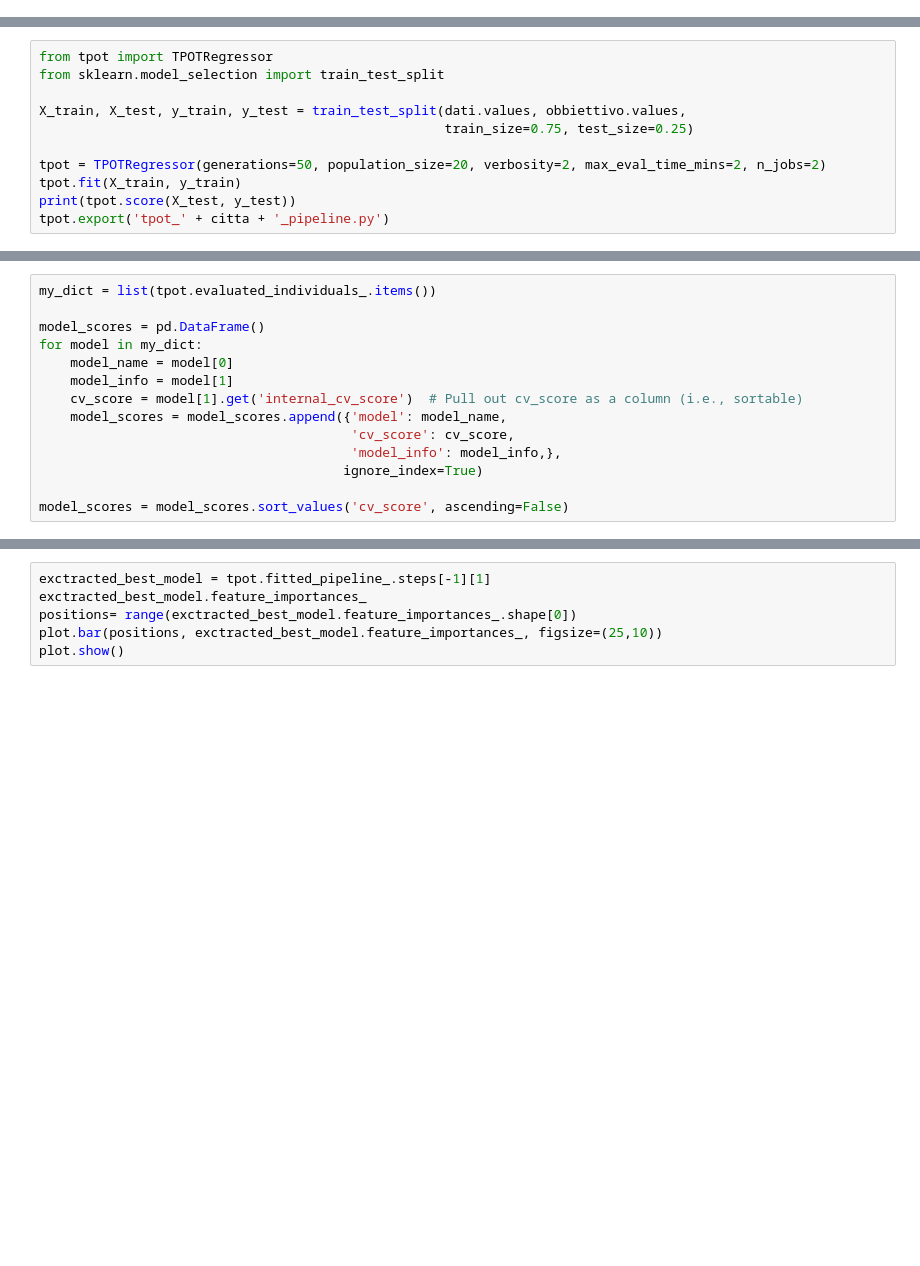
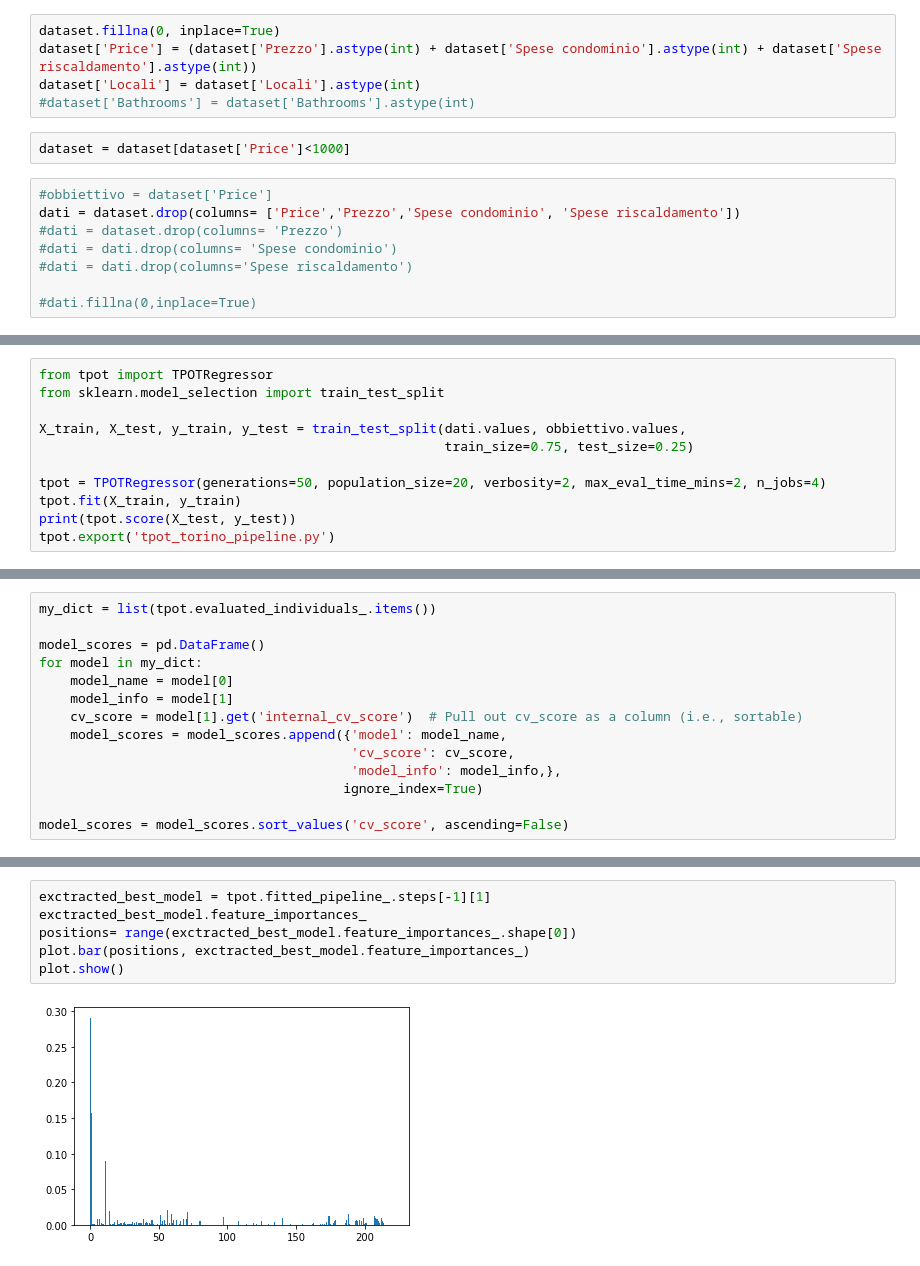
Before and after one commit to wonka929/house_scraping_and_regression, a Jupyter notebook: Regressione_affitti.ipynb, the cells around one changed output, grey strips where cells are left out. Saved outputs shown, nothing was run; the diff lists cells and outputs as text; blank space fills up the shorter version.

```diff
--- a/Regressione_affitti.ipynb
+++ b/Regressione_affitti.ipynb
@@ -165,0 +46,15 @@ ValueError: cannot convert float NaN to integer
+# %%
+dataset.fillna(0, inplace=True)
+dataset['Price'] = (dataset['Prezzo'].astype(int) + dataset['Spese condominio'].astype(int) + dataset['Spese riscaldamento'].astype(int))
+dataset['Locali'] = dataset['Locali'].astype(int)
+#dataset['Bathrooms'] = dataset['Bathrooms'].astype(int)
+# %%
+dataset = dataset[dataset['Price']<1000]
+# %%
+#obbiettivo = dataset['Price']
+dati = dataset.drop(columns= ['Price','Prezzo','Spese condominio', 'Spese riscaldamento'])
+#dati = dataset.drop(columns= 'Prezzo')
+#dati = dati.drop(columns= 'Spese condominio')
+#dati = dati.drop(columns='Spese riscaldamento')
+
+#dati.fillna(0,inplace=True)
@@ -170,7 +85,7 @@ from sklearn.model_selection import train_test_split
 X_train, X_test, y_train, y_test = train_test_split(dati.values, obbiettivo.values,
                                                     train_size=0.75, test_size=0.25)
 
-tpot = TPOTRegressor(generations=50, population_size=20, verbosity=2, max_eval_time_mins=2, n_jobs=2)
+tpot = TPOTRegressor(generations=50, population_size=20, verbosity=2, max_eval_time_mins=2, n_jobs=4)
 tpot.fit(X_train, y_train)
 print(tpot.score(X_test, y_test))
-tpot.export('tpot_' + citta + '_pipeline.py')
+tpot.export('tpot_torino_pipeline.py')
@@ -242,6 +218,8 @@ model_scores
 # %%
 exctracted_best_model = tpot.fitted_pipeline_.steps[-1][1]
 exctracted_best_model.feature_importances_
 positions= range(exctracted_best_model.feature_importances_.shape[0])
-plot.bar(positions, exctracted_best_model.feature_importances_, figsize=(25,10))
+plot.bar(positions, exctracted_best_model.feature_importances_)
 plot.show()
+# %% [output]
+[figure, added]
```
Also changed, not shown: parts of 69 cells of this notebook, 14 other files.
